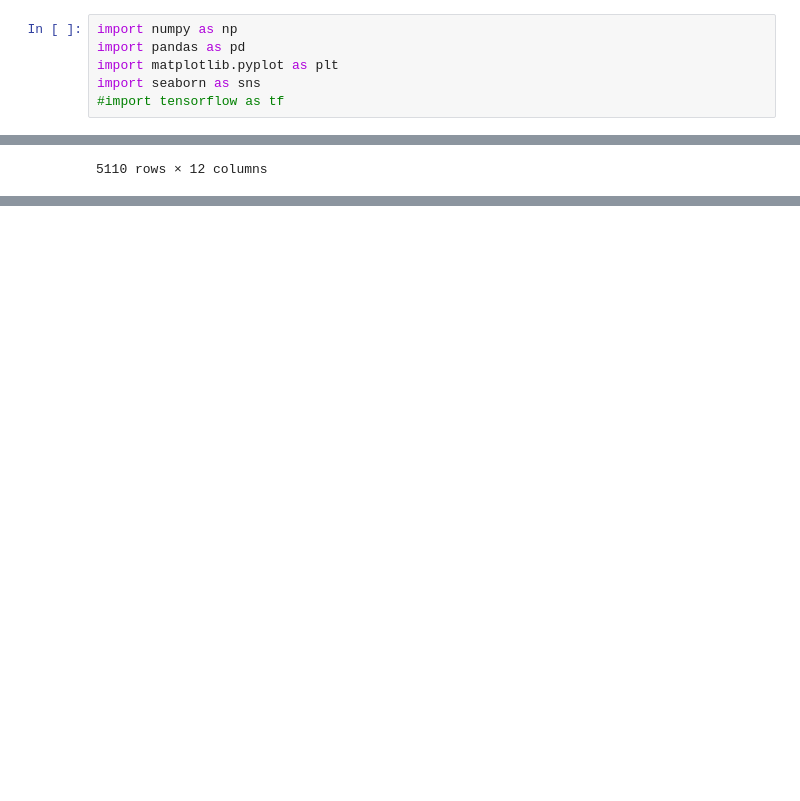
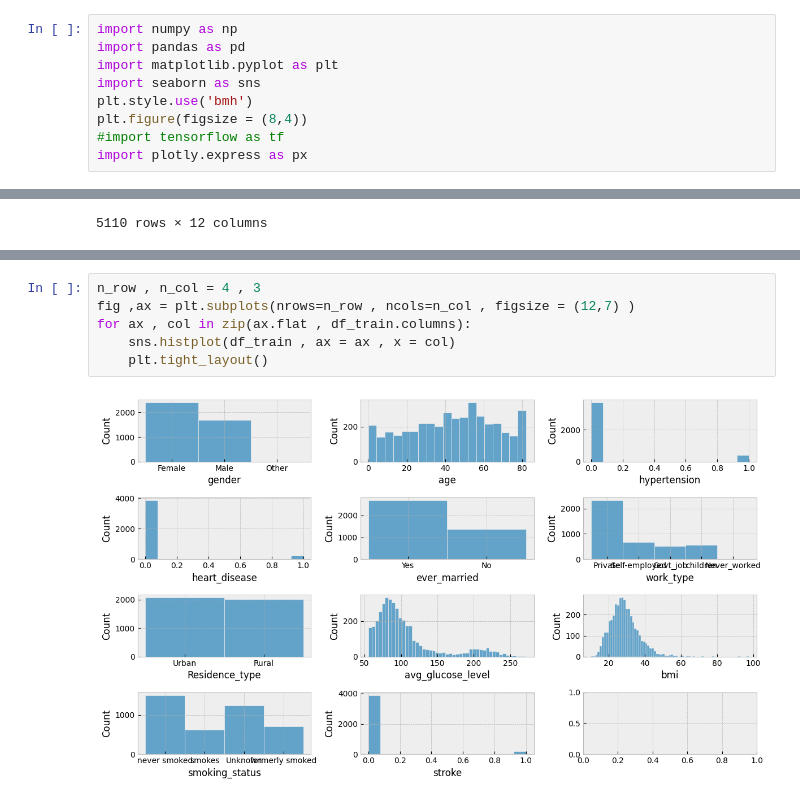
Before and after one commit to databak/brain_stroke_prediction, a Jupyter notebook: notebook/brain_stroke_prediction.ipynb, the cells around one changed output, grey strips where cells are left out. Cells and saved outputs as stored; diff of their text form; blank space fills up the shorter version.

```diff
--- a/notebook/brain_stroke_prediction.ipynb
+++ b/notebook/brain_stroke_prediction.ipynb
@@ -3,4 +3,7 @@ import numpy as np
 import pandas as pd
 import matplotlib.pyplot as plt
 import seaborn as sns
+plt.style.use('bmh')
+plt.figure(figsize = (8,4))
 #import tensorflow as tf
+import plotly.express as px
@@ -29,0 +61,8 @@ df.shape , df_test.shape
+# %%
+n_row , n_col = 4 , 3
+fig ,ax = plt.subplots(nrows=n_row , ncols=n_col , figsize = (12,7) )
+for ax , col in zip(ax.flat , df_train.columns):
+    sns.histplot(df_train , ax = ax , x = col)
+    plt.tight_layout()
+# %% [output]
+[figure, added]
```
Also changed, not shown: parts of 18 cells of this notebook.
